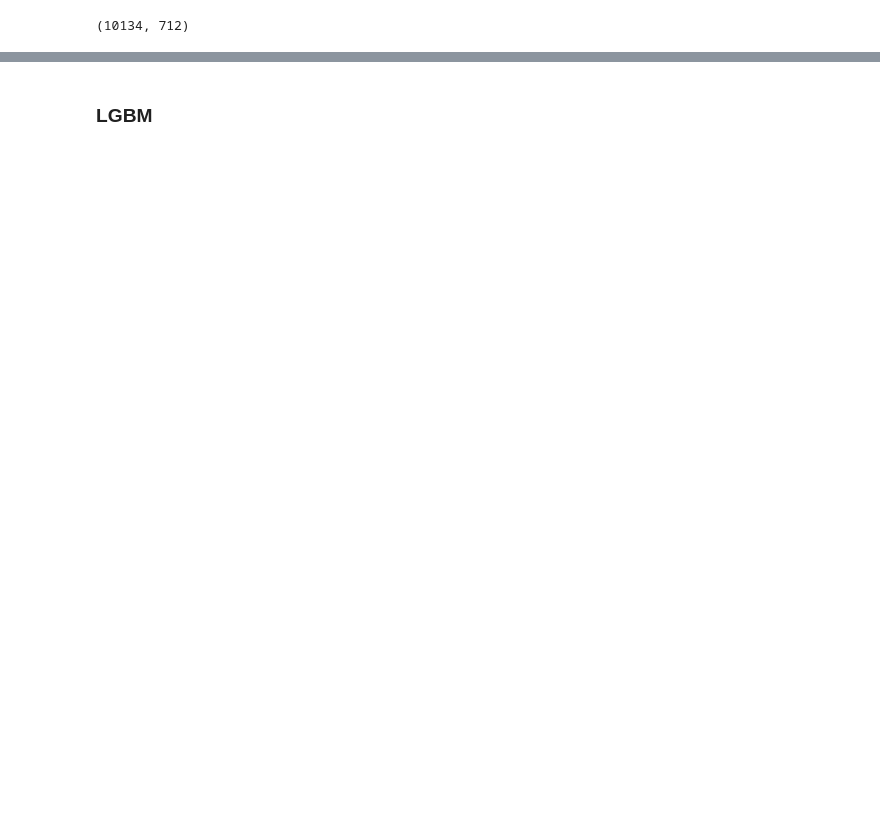
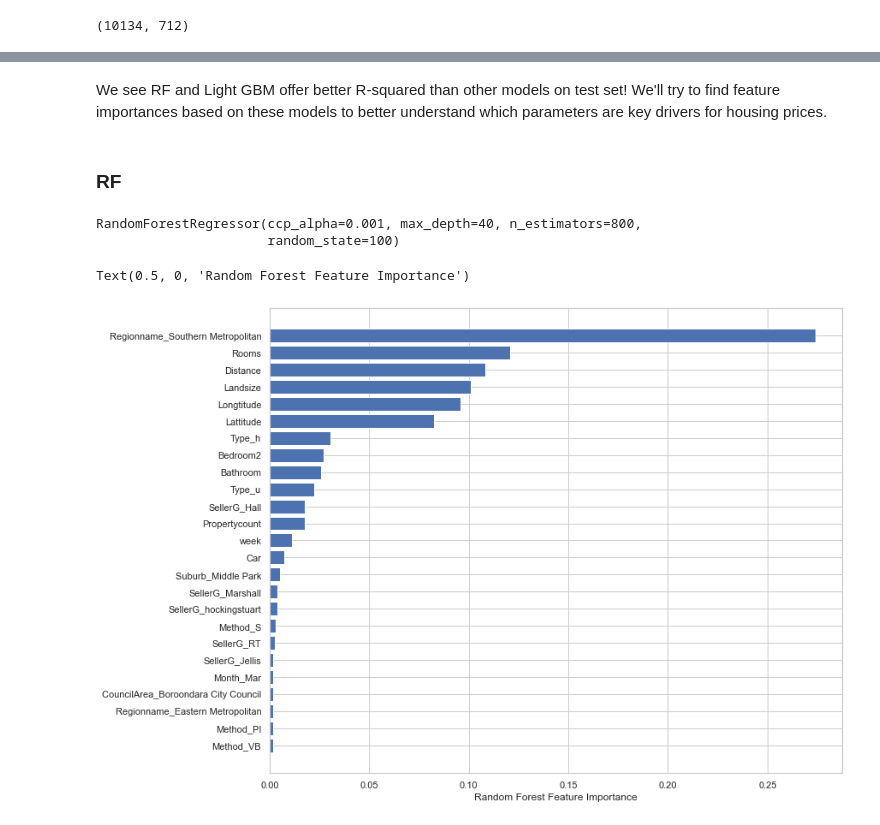
Before and after one commit to abhinav-sharma-6167/DS-Python-Project, a Jupyter notebook: Python Project - Melbourne Housing Analysis.ipynb, the cells around one changed output, grey strips where cells are left out. Saved outputs shown, nothing was run; the diff lists cells and outputs as text; code cells hidden in the pictures; blank space fills up the shorter version.

Commit message:
Updated with SHAP and final models

```diff
--- a/Python Project - Melbourne Housing Analysis.ipynb
+++ b/Python Project - Melbourne Housing Analysis.ipynb
@@ -564,2 +605,29 @@ SVR      -0.0878
-# %% [markdown]
-### LGBM
+# %% [markdown]
+We see RF and Light GBM offer better R-squared than other models on test set! We'll try to find feature importances based on these models to better understand which parameters are key drivers for housing prices.
+# %% [markdown]
+### RF
+# %%
+#set seed to make results reproducible
+RF_SEED = 100
+#Training data fit
+regressor = RandomForestRegressor(n_estimators=800,ccp_alpha=0.001, max_depth = 40 , bootstrap=True, random_state=RF_SEED)
+regressor.fit(X_test, Y_test)
+# %% [output]
+RandomForestRegressor(ccp_alpha=0.001, max_depth=40, n_estimators=800,
+                      random_state=100)
+# %%
+#Feature Importance based on RF
+sorted_idx = regressor.feature_importances_.argsort()
+X_train_sub=X_train[X_train.columns[sorted_idx][-50:]]
+X_test_sub=X_test[X_test.columns[sorted_idx][-50:]]
+# %%
+#Refit on subset
+regressor_sub = RandomForestRegressor(n_estimators=800,ccp_alpha=0.001, max_depth = 40 , bootstrap=True, random_state=RF_SEED)
+regressor_sub.fit(X_test_sub, Y_test)
+
+sorted_idx_sub = regressor_sub.feature_importances_.argsort()
+plt.barh(X_test_sub.columns[sorted_idx_sub][-25:], regressor_sub.feature_importances_[sorted_idx_sub][-25:])
+plt.xlabel("Random Forest Feature Importance")
+# %% [output]
+Text(0.5, 0, 'Random Forest Feature Importance')
+[figure, added]
```
Also changed, not shown: parts of 30 cells of this notebook.
